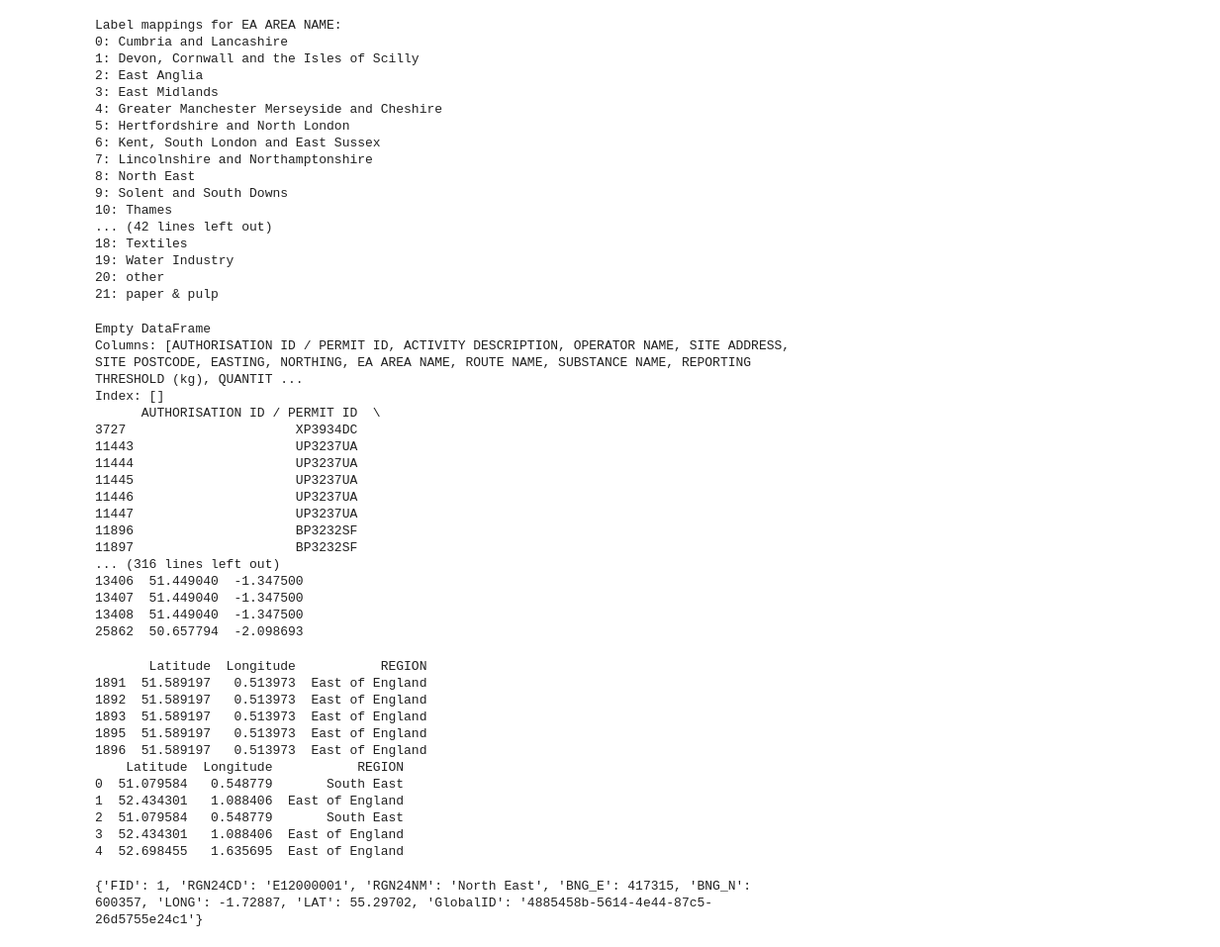
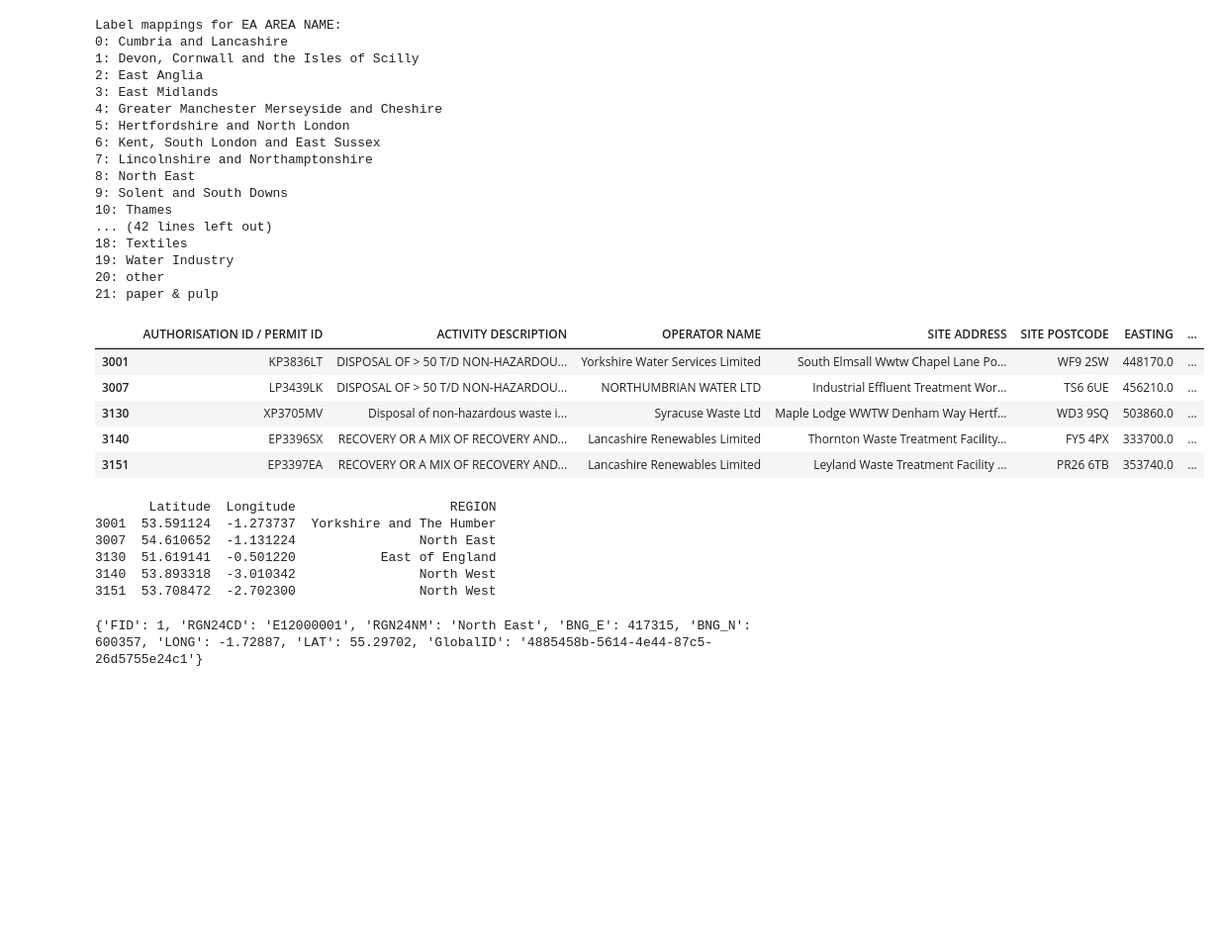
Before and after one commit to Kkkkyf7/DEFRA1, a Jupyter notebook: AndreiPankratov/cleaning.ipynb, the cells around one changed output. Shown: that part at 99% size. Cells and saved outputs as stored; diff of their text form; code cells hidden in the pictures; blank space fills up the shorter version.

```diff
--- a/AndreiPankratov/cleaning.ipynb
+++ b/AndreiPankratov/cleaning.ipynb
@@ -172,21 +179,9 @@ df_no_gas[['Latitude', 'Longitude']] = df_no_gas.apply(convert_coordinates, axis
 # %%
-print(df_no_gas_cleaned[df_no_gas_cleaned["ROUTE NAME"] == "Land"])
-print(df_no_gas[df_no_gas["ROUTE NAME"] == "Land"])
+df_no_gas.head()
 # %% [output]
-Empty DataFrame
-Columns: [AUTHORISATION ID / PERMIT ID, ACTIVITY DESCRIPTION, OPERATOR NAME, SITE ADDRESS, SITE POSTCODE, EASTING, NORTHING, EA AREA NAME, ROUTE NAME, SUBSTANCE NAME, REPORTING THRESHOLD (kg), QUANTIT ...
-Index: []
-      AUTHORISATION ID / PERMIT ID  \
-3727                      XP3934DC
-11443                     UP3237UA
-11444                     UP3237UA
-11445                     UP3237UA
-11446                     UP3237UA
-11447                     UP3237UA
-11896                     BP3232SF
-11897                     BP3232SF
-... (316 lines left out)
-13406  51.449040  -1.347500
-13407  51.449040  -1.347500
-13408  51.449040  -1.347500
-25862  50.657794  -2.098693
+|  | AUTHORISATION ID / PERMIT ID | ACTIVITY DESCRIPTION | OPERATOR NAME | SITE ADDRESS | SITE POSTCODE | EASTING | ... |
+| 3001 | KP3836LT | DISPOSAL OF > 50 T/D NON-HAZARDOU... | Yorkshire Water Services Limited | South Elmsall Wwtw Chapel Lane Po... | WF9 2SW | 448170.0 | ... |
+| 3007 | LP3439LK | DISPOSAL OF > 50 T/D NON-HAZARDOU... | NORTHUMBRIAN WATER LTD | Industrial Effluent Treatment Wor... | TS6 6UE | 456210.0 | ... |
+| 3130 | XP3705MV | Disposal of non-hazardous waste i... | Syracuse Waste Ltd | Maple Lodge WWTW Denham Way Hertf... | WD3 9SQ | 503860.0 | ... |
+| 3140 | EP3396SX | RECOVERY OR A MIX OF RECOVERY AND... | Lancashire Renewables Limited | Thornton Waste Treatment Facility... | FY5 4PX | 333700.0 | ... |
+| 3151 | EP3397EA | RECOVERY OR A MIX OF RECOVERY AND... | Lancashire Renewables Limited | Leyland Waste Treatment Facility ... | PR26 6TB | 353740.0 | ... |
@@ -219,10 +216,10 @@ def get_region_for_point(lat, lon):
     return None  # If it doesn't fall into any known region
 
 # Apply function to your dataframe
-df_no_gas_cleaned["REGION"] = df_no_gas_cleaned.apply(
-    lambda row: get_region_for_point(row["Latitude"], row["Longitude"]),
-    axis=1
-)
+#df_no_gas_cleaned["REGION"] = df_no_gas_cleaned.apply(
+ #   lambda row: get_region_for_point(row["Latitude"], row["Longitude"]),
+  #  axis=1
+#)
 
 # Apply function to your dataframe
 df_no_gas["REGION"] = df_no_gas.apply(
@@ -230,18 +227,12 @@ df_no_gas["REGION"] = df_no_gas.apply(
     axis=1
 )
 # Check result
-print(df_no_gas_cleaned[["Latitude", "Longitude", "REGION"]].head())
+#print(df_no_gas_cleaned[["Latitude", "Longitude", "REGION"]].head())
 print(df_no_gas[["Latitude", "Longitude", "REGION"]].head())
 # %% [output]
-       Latitude  Longitude           REGION
-1891  51.589197   0.513973  East of England
-1892  51.589197   0.513973  East of England
-1893  51.589197   0.513973  East of England
-1895  51.589197   0.513973  East of England
-1896  51.589197   0.513973  East of England
-    Latitude  Longitude           REGION
-0  51.079584   0.548779       South East
-1  52.434301   1.088406  East of England
-2  51.079584   0.548779       South East
-3  52.434301   1.088406  East of England
-4  52.698455   1.635695  East of England
+       Latitude  Longitude                    REGION
+3001  53.591124  -1.273737  Yorkshire and The Humber
+3007  54.610652  -1.131224                North East
+3130  51.619141  -0.501220           East of England
+3140  53.893318  -3.010342                North West
+3151  53.708472  -2.702300                North West
```
Also changed, not shown: parts of 9 cells of this notebook.
